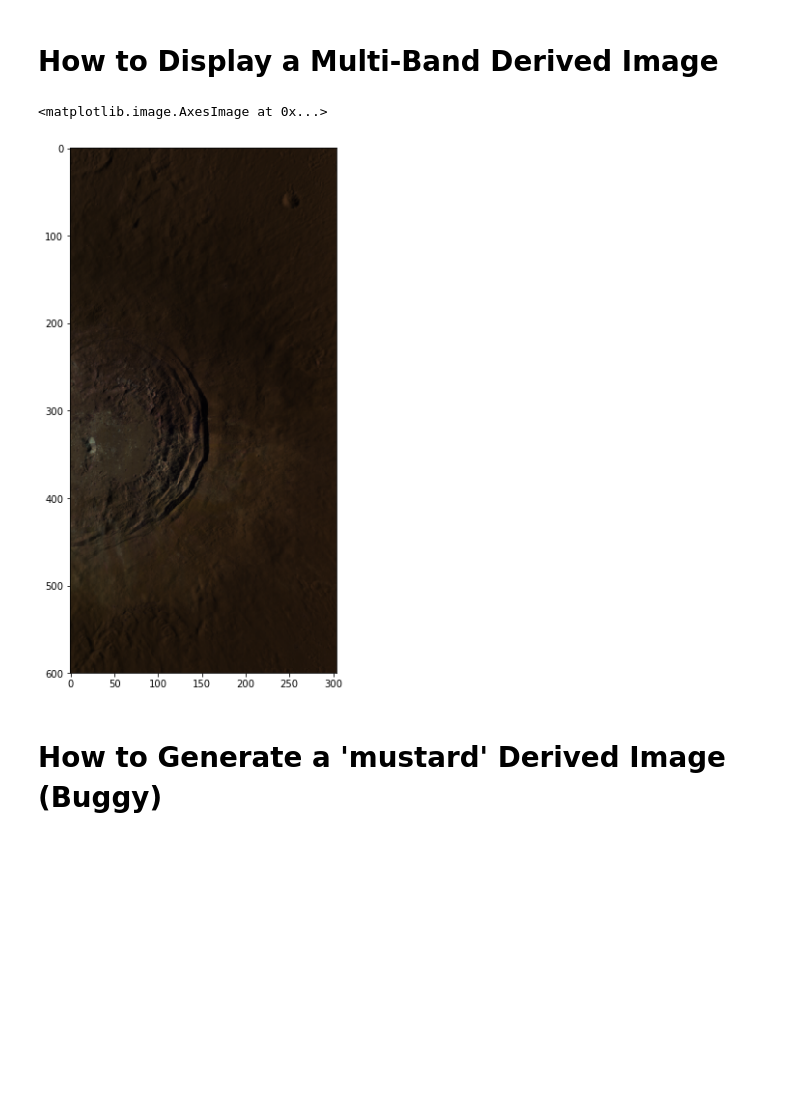
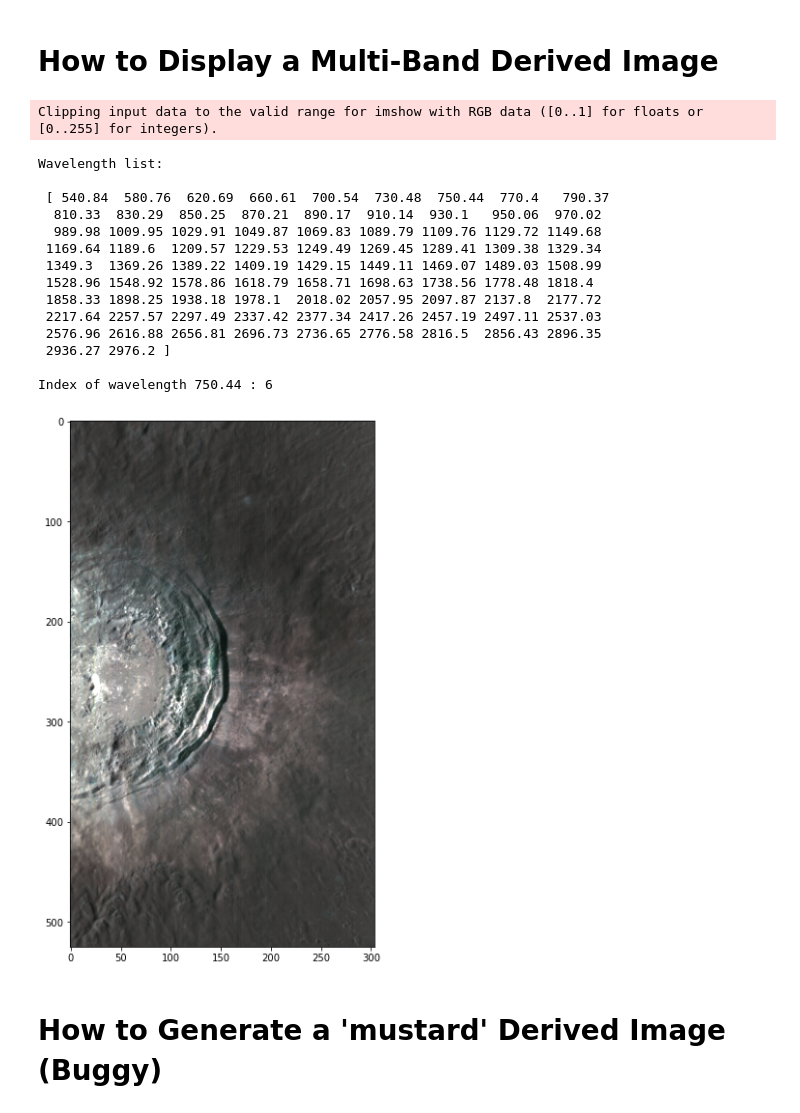
Before and after one commit to jlaura/PyHAT, a Jupyter notebook: notebooks/pyhat_m3_examples_img.ipynb, the cells around one changed output. Saved outputs shown, nothing was run; the diff lists cells and outputs as text; code cells hidden in the pictures; blank space fills up the shorter version.

```diff
--- a/notebooks/pyhat_m3_examples_img.ipynb
+++ b/notebooks/pyhat_m3_examples_img.ipynb
@@ -19,7 +19,7 @@ Populating the interactive namespace from numpy and matplotlib
 # First, get the path of the file that contains the image you want to view.
 # In this example, the program will search for and use the file "M3G20090209T054031_V01_RFL.IMG"
 # using the "get_path" function.
-filepath = get_path('M3G20090209T054031_V01_RFL.IMG')
+filepath = '/home/tgiroux/Desktop/m3_img/M3_4031seg_L2_aristcratersm.img'
 
 # Next, use the M3 constructor found in the plio module to open the image
 # by feeding it the filepath.
@@ -171,29 +184,67 @@ colorbar()
 # %%
 # Set the dimensions of the output picture. (figure)
 figure(1, figsize=(10, 10))
 
 # Here you can specify which bands you would like to use in the composite image.
-# Note: The ordering of the bands seems to effect the output.
-bands = [2816, 1978, 770]
+# Note: The ordering of the bands is Red, Green, Blue.
+
+# Since wavelengths 460 and 500 in this example
+# seemed like outlier values, I made sure to maintain
+# the proper delta between Red and Green (170) and Green and Blue (60)
+rgb_wavelengths = [990, 810, 750]
+
+# Stores the list of wavelengths in a variable.
+wavelengths = m3_image.wavelengths
+
+# Displays the list of wavelengths
+print("Wavelength list:\n\n", wavelengths)
+
+# Prints the index of the given value. (Must use exact values)
+# Since the "where()" function encapsulates the corresponding index in a list and
+# then a tuple, the [0][0] at the end is used to extract the list from the tuple,
+# and then the index from of the list.
+wavelength_index_search = 750.44
+searched_wavelength_index = where(wavelengths == wavelength_index_search)[0][0]
+
+# The search is then formatted and printed.
+print("\nIndex of wavelength", wavelength_index_search, ":", searched_wavelength_index)
 
 min_x_val = None
 max_x_val = None
 
-min_y_val = 12500
-max_y_val = 13100
+min_y_val = None
+max_y_val = None
 
 opacity = 1
 
-multiband = m3_image.loc[bands]
+# Note: multiplying the composite array will scale the value of the intensities, and therefore the brightness
+# of the output image. In this case, the image is brightened by a factor of 5.
+multiband = m3_image.loc[rgb_wavelengths] * 5
+
 multiband = np.moveaxis(multiband, 0, -1)  # The axis movement is required for a 3-band plot.
 
 imshow(multiband[min_y_val:max_y_val, min_x_val:max_x_val], alpha = opacity)
 
 # You can also specify a range and domain to acquire a subset of the image.
 # The syntax to do this would be: [bands, ystart:ystop, xstart:xstop].
+show()
 # %% [output]
-<matplotlib.image.AxesImage at 0x...>
+Clipping input data to the valid range for imshow with RGB data ([0..1] for floats or [0..255] for integers).
+Wavelength list:
+
+ [ 540.84  580.76  620.69  660.61  700.54  730.48  750.44  770.4   790.37
+  810.33  830.29  850.25  870.21  890.17  910.14  930.1   950.06  970.02
+  989.98 1009.95 1029.91 1049.87 1069.83 1089.79 1109.76 1129.72 1149.68
+ 1169.64 1189.6  1209.57 1229.53 1249.49 1269.45 1289.41 1309.38 1329.34
+ 1349.3  1369.26 1389.22 1409.19 1429.15 1449.11 1469.07 1489.03 1508.99
+ 1528.96 1548.92 1578.86 1618.79 1658.71 1698.63 1738.56 1778.48 1818.4
+ 1858.33 1898.25 1938.18 1978.1  2018.02 2057.95 2097.87 2137.8  2177.72
+ 2217.64 2257.57 2297.49 2337.42 2377.34 2417.26 2457.19 2497.11 2537.03
+ 2576.96 2616.88 2656.81 2696.73 2736.65 2776.58 2816.5  2856.43 2896.35
+ 2936.27 2976.2 ]
+
+Index of wavelength 750.44 : 6
-[figure, old version]
+[figure, new version]
 # %% [markdown]
 # How to Generate a 'mustard' Derived Image (Buggy)
 # %%
```
Also changed, not shown: parts of 19 cells of this notebook, 6 other files.
